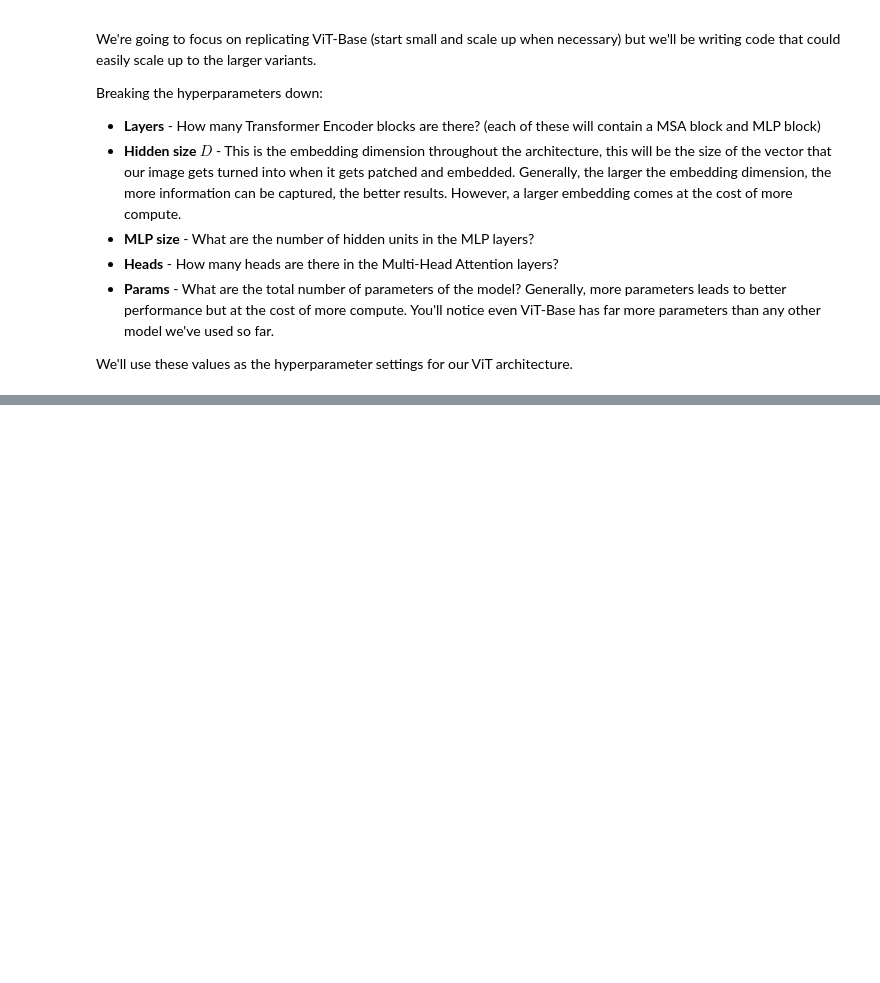
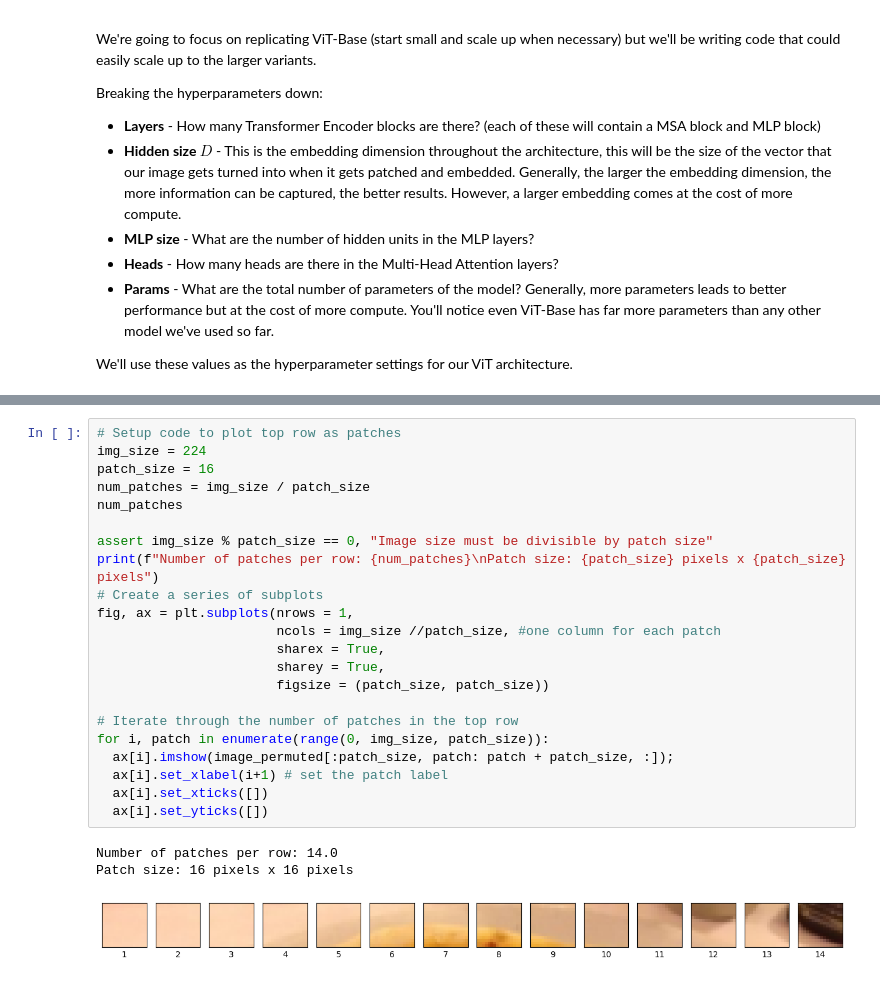
Before and after one commit to krutika-shimpi/MyRepository, a Jupyter notebook: DeepLearning/08_ZTM_PyTorch_PaperReplicating.ipynb, the cells around one changed output, grey strips where cells are left out. Drawn from its saved outputs; the diff is of its cells as text; blank space fills up the shorter version.

```diff
--- a/DeepLearning/08_ZTM_PyTorch_PaperReplicating.ipynb
+++ b/DeepLearning/08_ZTM_PyTorch_PaperReplicating.ipynb
@@ -410,0 +471,26 @@ We'll use these values as the hyperparameter settings for our ViT architecture.
+# %%
+# Setup code to plot top row as patches
+img_size = 224
+patch_size = 16
+num_patches = img_size / patch_size
+num_patches
+
+assert img_size % patch_size == 0, "Image size must be divisible by patch size"
+print(f"Number of patches per row: {num_patches}\nPatch size: {patch_size} pixels x {patch_size} pixels")
+# Create a series of subplots
+fig, ax = plt.subplots(nrows = 1,
+                       ncols = img_size //patch_size, #one column for each patch
+                       sharex = True,
+                       sharey = True,
+                       figsize = (patch_size, patch_size))
+
+# Iterate through the number of patches in the top row
+for i, patch in enumerate(range(0, img_size, patch_size)):
+  ax[i].imshow(image_permuted[:patch_size, patch: patch + patch_size, :]);
+  ax[i].set_xlabel(i+1) # set the patch label
+  ax[i].set_xticks([])
+  ax[i].set_yticks([])
+# %% [output]
+Number of patches per row: 14.0
+Patch size: 16 pixels x 16 pixels
+[figure, added]
```
Also changed, not shown: parts of 29 cells of this notebook.
